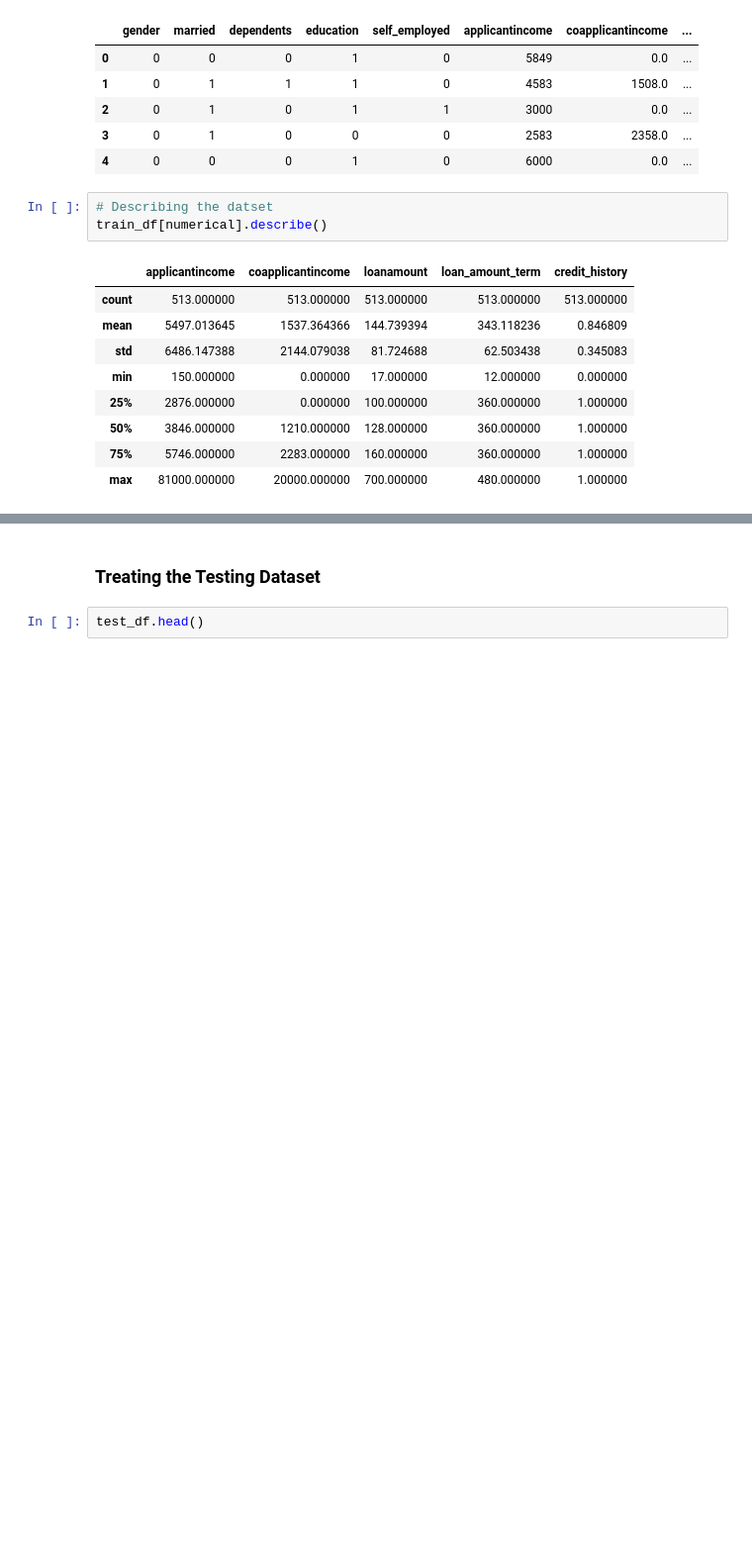
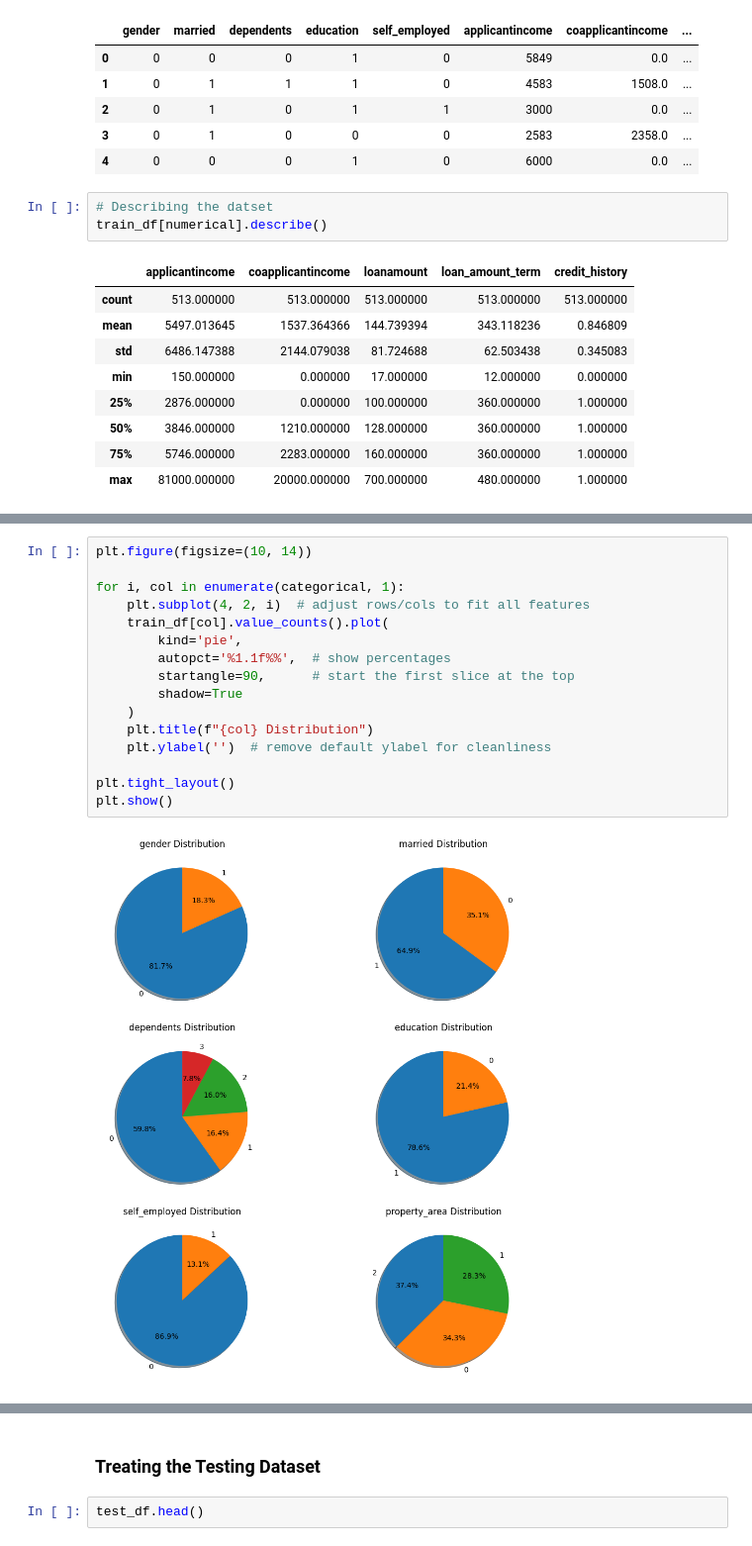
Before and after one commit to allaalmouiz/loan_acceptance_prediction, a Jupyter notebook: Loan_Acceptance_Prediction_Challange_AlaaAlmouiz(S2026_176).ipynb, the cells around one changed output, grey strips where cells are left out. Shown at 99% size. Saved outputs shown, nothing was run; the diff lists cells and outputs as text; blank space fills up the shorter version.

```diff
--- a/Loan_Acceptance_Prediction_Challange_AlaaAlmouiz(S2026_176).ipynb
+++ b/Loan_Acceptance_Prediction_Challange_AlaaAlmouiz(S2026_176).ipynb
@@ -510,0 +540,18 @@ train_df[numerical].describe()
+# %%
+plt.figure(figsize=(10, 14))
+
+for i, col in enumerate(categorical, 1):
+    plt.subplot(4, 2, i)  # adjust rows/cols to fit all features
+    train_df[col].value_counts().plot(
+        kind='pie',
+        autopct='%1.1f%%',  # show percentages
+        startangle=90,      # start the first slice at the top
+        shadow=True
+    )
+    plt.title(f"{col} Distribution")
+    plt.ylabel('')  # remove default ylabel for cleanliness
+
+plt.tight_layout()
+plt.show()
+# %% [output]
+[figure, added]
```
Also changed, not shown: parts of 18 cells of this notebook.
